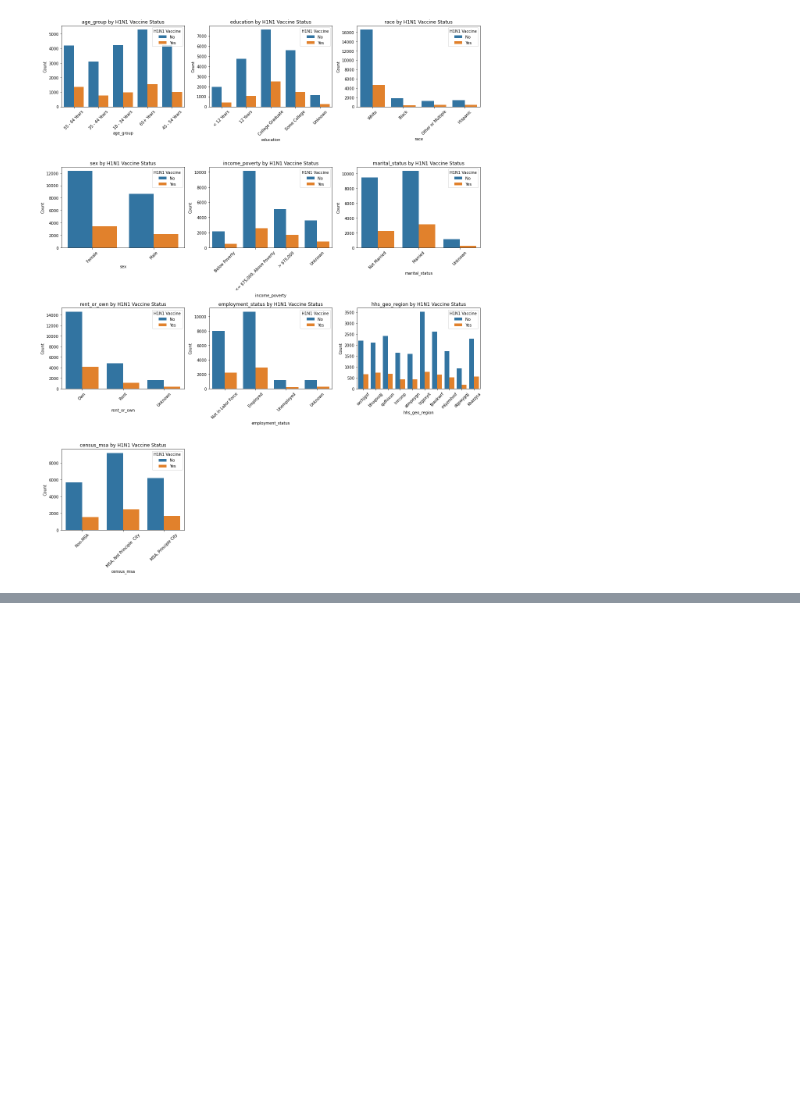
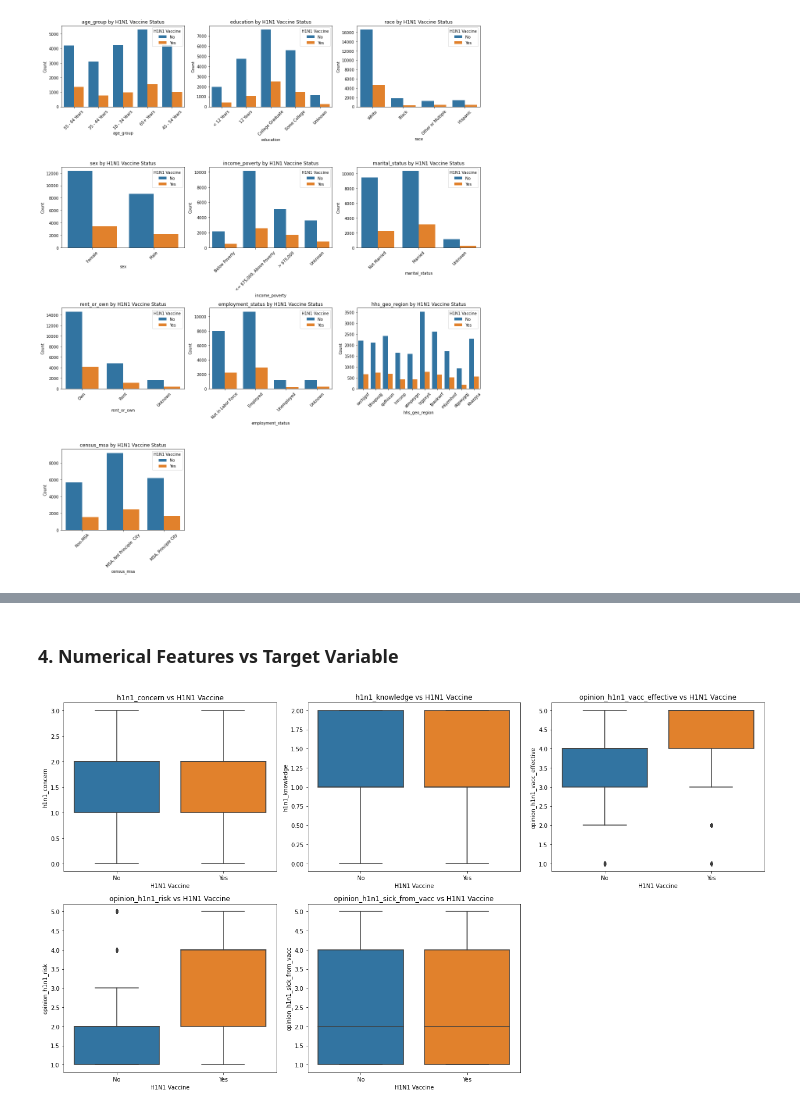
Before and after one commit to Julie-t/H1N1-and-Seasonal-Flu-Vaccines-Classification-model, a Jupyter notebook: project.ipynb, the cells around one changed output, grey strips where cells are left out. Saved outputs shown, nothing was run; the diff lists cells and outputs as text; code cells hidden in the pictures; blank space fills up the shorter version.

```diff
--- a/project.ipynb
+++ b/project.ipynb
@@ -304,0 +314,33 @@ plt.show()
+# %% [markdown]
+### 4. Numerical Features vs Target Variable
+# %%
+numerical_cols = [
+    'h1n1_concern', 'h1n1_knowledge', 'opinion_h1n1_vacc_effective',
+    'opinion_h1n1_risk', 'opinion_h1n1_sick_from_vacc'
+]
+
+cols_per_row = 3
+total_features = len(numerical_cols)
+rows = (total_features + cols_per_row - 1) // cols_per_row
+
+# Create subplot grid
+fig, axes = plt.subplots(rows, cols_per_row, figsize=(6 * cols_per_row, 5 * rows))
+axes = axes.flatten()
+
+# Plot each numerical feature using boxplot
+for i, col in enumerate(numerical_cols):
+    sns.boxplot(x='h1n1_vaccine', y=col, data=merged_df, ax=axes[i])
+    axes[i].set_title(f'{col} vs H1N1 Vaccine')
+    axes[i].set_xlabel('H1N1 Vaccine')
+    axes[i].set_ylabel(col)
+    axes[i].set_xticks([0, 1])
+    axes[i].set_xticklabels(['No', 'Yes'])
+
+# Remove unused axes if any
+for j in range(i + 1, len(axes)):
+    fig.delaxes(axes[j])
+
+plt.tight_layout()
+plt.show()
+# %% [output]
+[figure, added]
```
Also changed, not shown: parts of 11 cells of this notebook.
